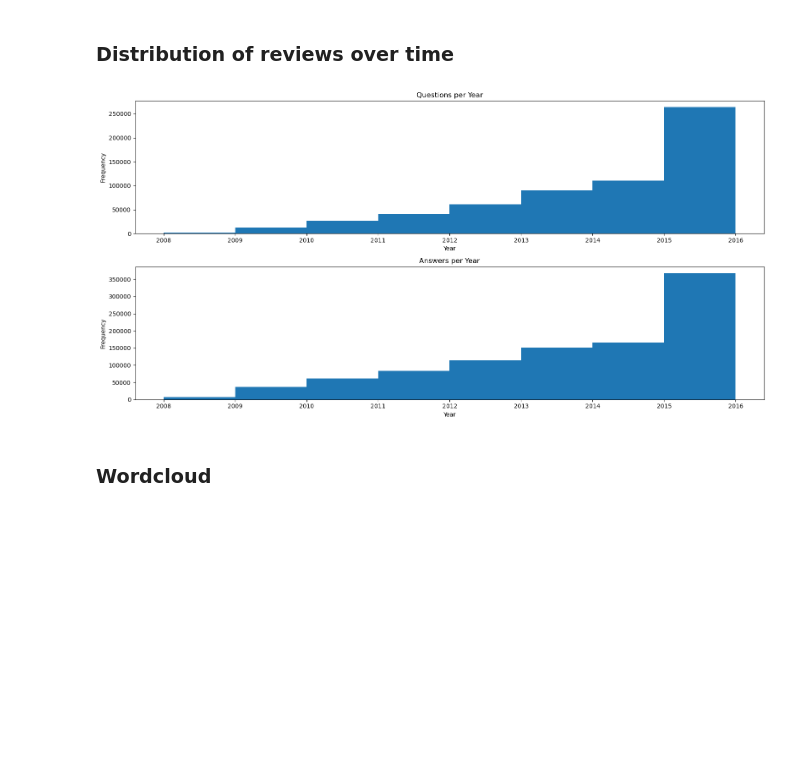
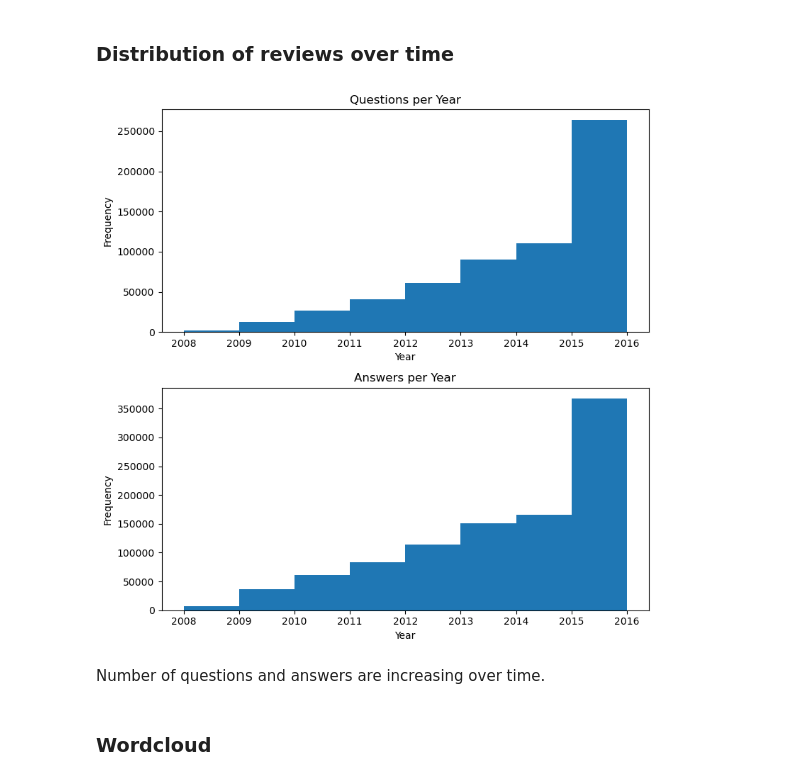
Before and after one commit to kellyshreeve/QA-Chatbot, a Jupyter notebook: Generative Answer Bot.ipynb, the cells around one changed output. Drawn from its saved outputs; the diff is of its cells as text; code cells hidden in the pictures; blank space fills up the shorter version.

```diff
--- a/Generative Answer Bot.ipynb
+++ b/Generative Answer Bot.ipynb
@@ -255,7 +255,30 @@ def normalize_text(text):
     text = text.replace('jpg', ' ')
     text = text.replace('pre', ' ')
     text = text.replace('pdf', ' ')
+    text = text.replace('gt', ' ')
     text = re.sub(r"[^a-zA-z']", ' ', text)
+    text = text.split()
+    text = " ".join(text)
+
+    return text
+
+def normalize_with_sentences(text):
+    text = text.lower()
+    text = text.replace('<p>', ' ')
+    text = text.replace('</p>', ' ')
+    text = text.replace('\n', ' ')
+    text = text.replace('<a', ' ')
+    text = text.replace('</a>', ' ')
+    text = text.replace('href=', ' ')
+    text = text.replace('</code', ' ')
+    text = text.replace('</pre>', ' ')
+    text = text.replace('<code>', ' ')
+    text = text.replace('jpeg', ' ')
+    text = text.replace('jpg', ' ')
+    text = text.replace('pre', ' ')
+    text = text.replace('pdf', ' ')
+    text = text.replace('gt', ' ')
+    text = re.sub(r"[^a-zA-z'.]", ' ', text)
     text = text.split()
     text = " ".join(text)
 
@@ -265,6 +288,10 @@ def normalize_text(text):
 questions['body_normalized'] = questions['body'].apply(normalize_text)
 questions['title_normalized'] = questions['title'].apply(normalize_text)
 answers['body_normalized'] = answers['body'].apply(normalize_text)
+
+questions['body_with_sentences'] = questions['body'].apply(normalize_with_sentences)
+questions['title_with_sentences'] = questions['title'].apply(normalize_with_sentences)
+answers['body_with_sentences'] = answers['body'].apply(normalize_with_sentences)
 # %%
 # View examples normalized
 print(questions.loc[1, 'title_normalized'])
@@ -409,27 +509,29 @@ Ansers with score > 33 (99th percentile)
 ### Distribution of reviews over time
 # %%
 # Subplots
-fig, axs = plt.subplots(2, 1, figsize=(16, 8))
+fig, axs = plt.subplots(2, 1, figsize=(8, 8))
 
 # Questions per year
 ax0 = axs[0]
 
 questions['creation_year'].plot(kind='hist', ax=ax0,
                                 title='Questions per Year',
                                 xlabel='Year', bins=8)
 
 # Answers per year
 ax1 = axs[1]
 
 answers['creation_year'].plot(kind='hist', ax=ax1,
                               title='Answers per Year',
                               xlabel='Year', bins=8)
 
 # Display
 fig.tight_layout()
 plt.show()
 # %% [output]
-[figure, old version]
+[figure, new version]
+# %% [markdown]
+Number of questions and answers are increasing over time.
 # %% [markdown]
 ### Wordcloud
 # %%
```
Also changed, not shown: parts of 51 cells of this notebook.
